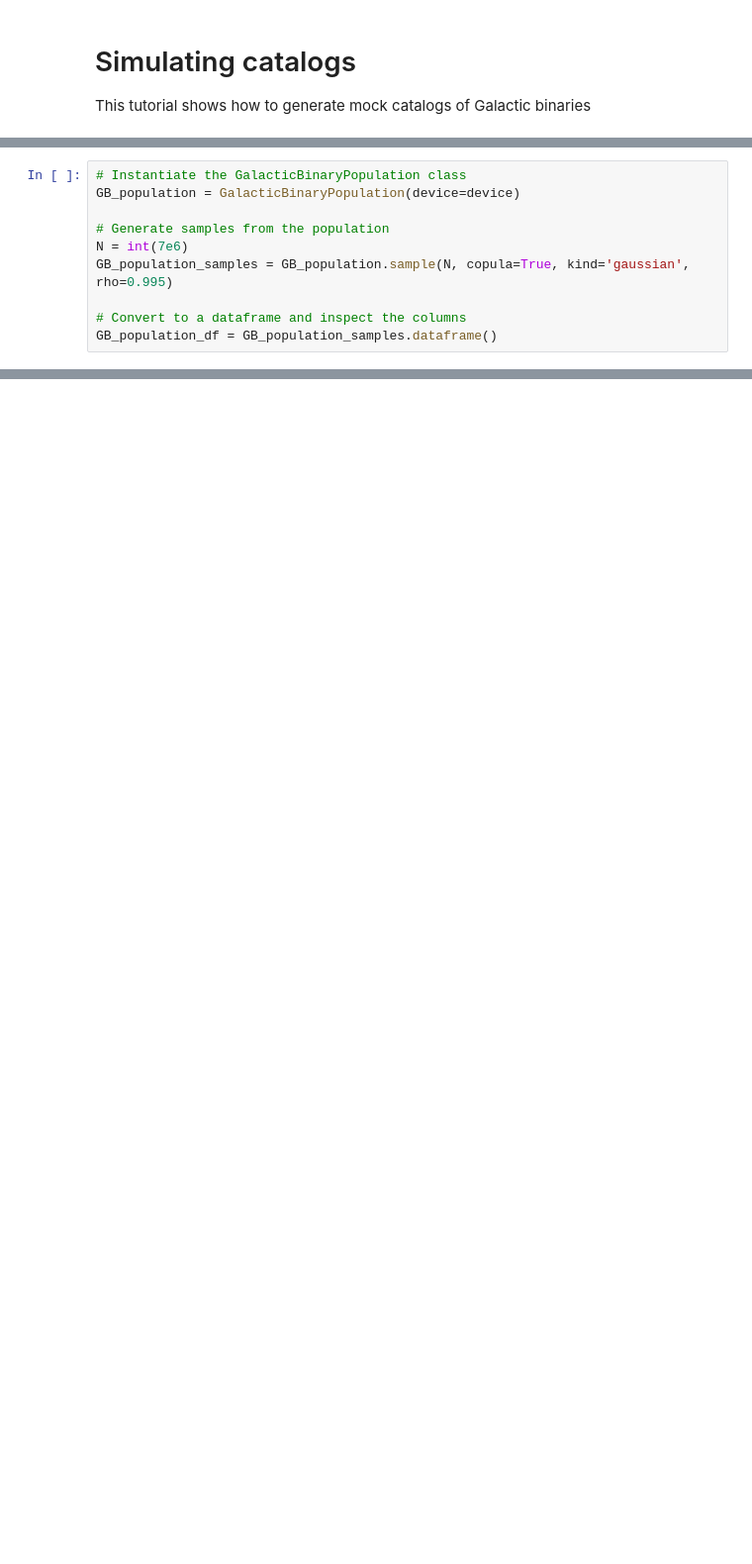
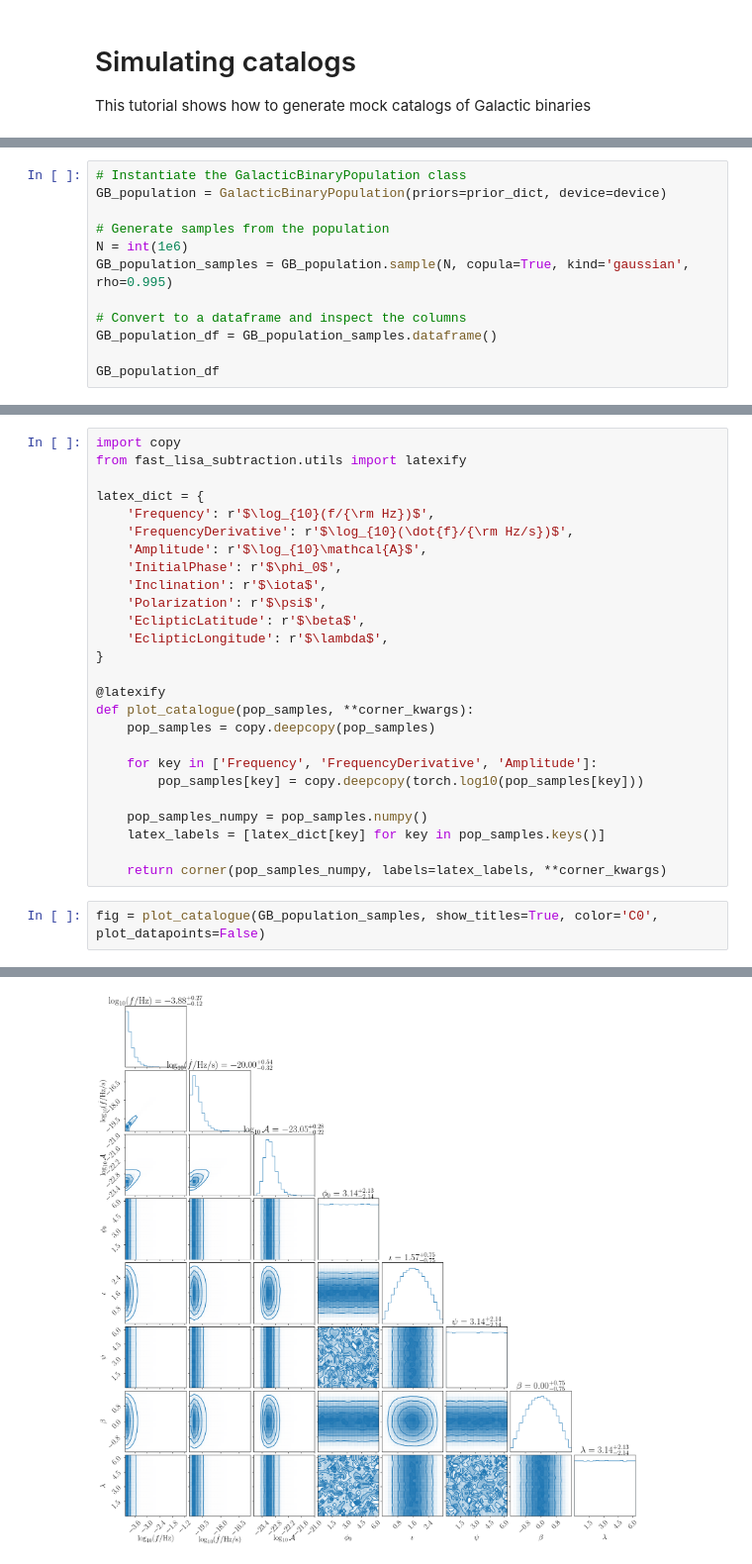
Before and after one commit to fdesanti/fast-lisa-subtraction, a Jupyter notebook: docs/source/indexes/simulating_catalogs.ipynb, the cells around one changed output, grey strips where cells are left out. Shown at 99% size. Drawn from its saved outputs; the diff is of its cells as text; blank space fills up the shorter version.

Commit message:
catalog tutorial

```diff
--- a/docs/source/indexes/simulating_catalogs.ipynb
+++ b/docs/source/indexes/simulating_catalogs.ipynb
@@ -25,10 +75,12 @@ This class uses the the parametrization explained in [De Santi F. et al (2026)](
 # %%
 # Instantiate the GalacticBinaryPopulation class
-GB_population = GalacticBinaryPopulation(device=device)
+GB_population = GalacticBinaryPopulation(priors=prior_dict, device=device)
 
 # Generate samples from the population
-N = int(7e6)
+N = int(1e6)
 GB_population_samples = GB_population.sample(N, copula=True, kind='gaussian', rho=0.995)
 
 # Convert to a dataframe and inspect the columns
 GB_population_df = GB_population_samples.dataframe()
+
+GB_population_df
@@ -91,0 +107,29 @@ tdi_data_path = os.path.join(os.getcwd(), f'tdi_cat_GB_catalogue_{N}_binaries.h5
+# %%
+import copy
+from fast_lisa_subtraction.utils import latexify
+
+latex_dict = {
+    'Frequency': r'$\log_{10}(f/{\rm Hz})$',
+    'FrequencyDerivative': r'$\log_{10}(\dot{f}/{\rm Hz/s})$',
+    'Amplitude': r'$\log_{10}\mathcal{A}$',
+    'InitialPhase': r'$\phi_0$',
+    'Inclination': r'$\iota$',
+    'Polarization': r'$\psi$',
+    'EclipticLatitude': r'$\beta$',
+    'EclipticLongitude': r'$\lambda$',
+}
+
+@latexify
+def plot_catalogue(pop_samples, **corner_kwargs):
+    pop_samples = copy.deepcopy(pop_samples)
+
+    for key in ['Frequency', 'FrequencyDerivative', 'Amplitude']:
+        pop_samples[key] = copy.deepcopy(torch.log10(pop_samples[key]))
+
+    pop_samples_numpy = pop_samples.numpy()
+    latex_labels = [latex_dict[key] for key in pop_samples.keys()]
+
+    return corner(pop_samples_numpy, labels=latex_labels, **corner_kwargs)
+# %%
+fig = plot_catalogue(GB_population_samples, show_titles=True, color='C0', plot_datapoints=False)
+# %% [output]
@@ -91,0 +150 @@ tdi_data_path = os.path.join(os.getcwd(), f'tdi_cat_GB_catalogue_{N}_binaries.h5
+[figure, added]
```
Also changed, not shown: parts of 15 cells of this notebook, 2 other files.
